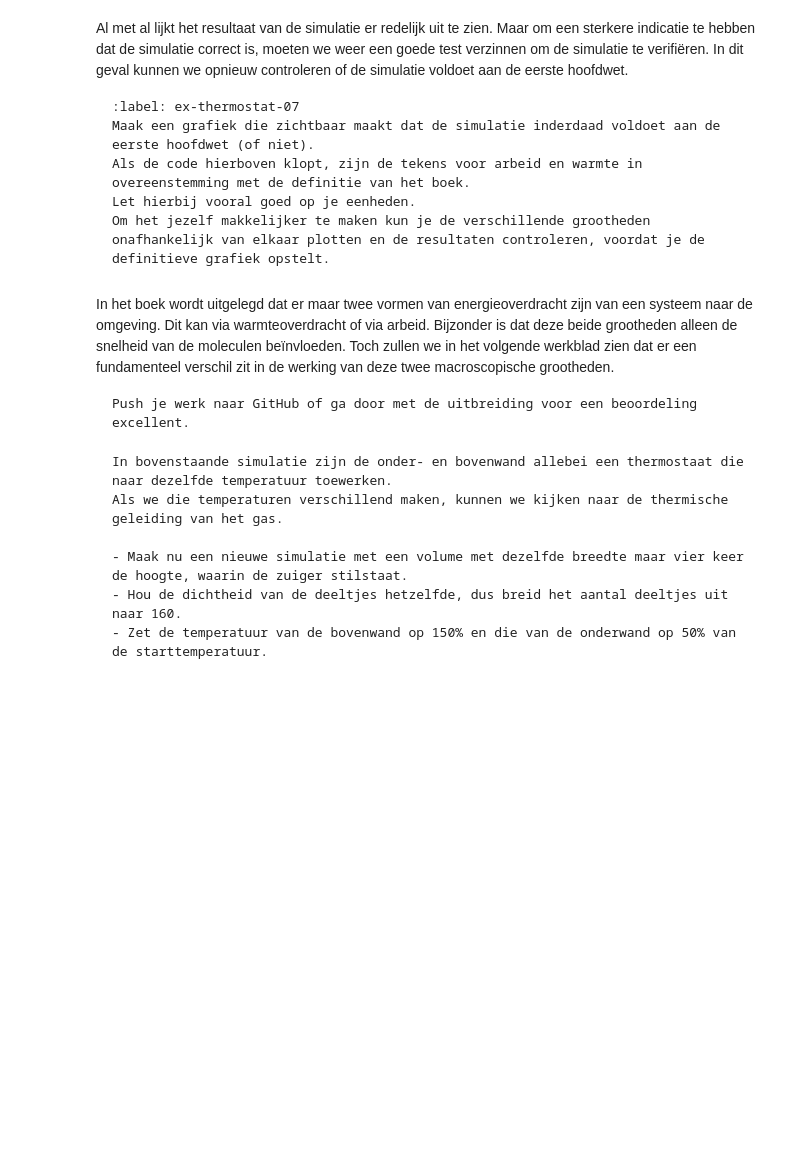
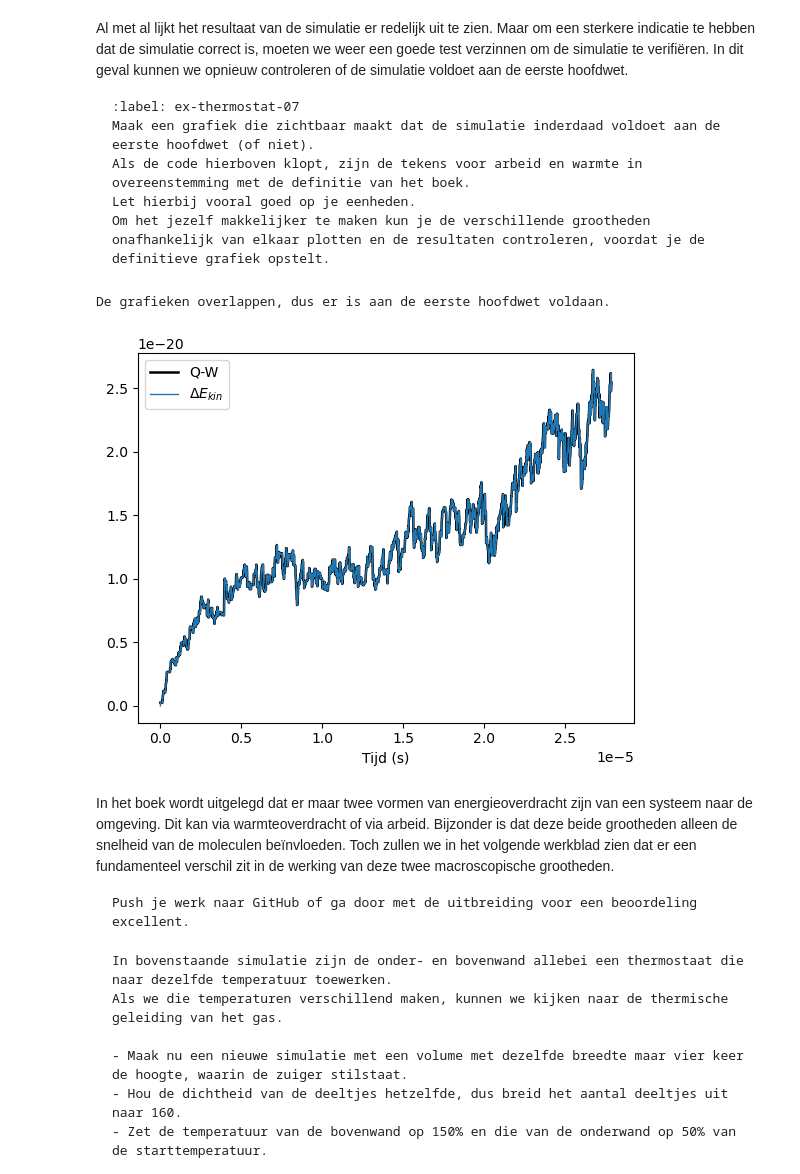
Before and after one commit to Eerkje/Annet-Erik, a Jupyter notebook: Content/PySim/8_thermostaat.ipynb, the cells around one changed output. Saved outputs shown, nothing was run; the diff lists cells and outputs as text; code cells hidden in the pictures; blank space fills up the shorter version.

````diff
--- a/Content/PySim/8_thermostaat.ipynb
+++ b/Content/PySim/8_thermostaat.ipynb
@@ -435,7 +440,20 @@ Let hierbij vooral goed op je eenheden.
 Om het jezelf makkelijker te maken kun je de verschillende grootheden onafhankelijk van elkaar plotten en de resultaten controleren, voordat je de definitieve grafiek opstelt.
 ```
 # %%
-#your code/answer
+#array voor tijd in seconden
+t = np.linspace(0,N_steps*factor_t,N_steps)
+
+#grafiek
+plt.figure()
+plt.xlabel('Tijd (s)')
+plt.plot(t,heats-works, label='Q-W', linewidth=1.8, color='black')
+plt.plot(t,(E_kin*m*factor_v**2)-(E_kin[0]*m*factor_v**2), label='$ΔE_{kin}$', linewidth=1)
+plt.legend()
+
+print('De grafieken overlappen, dus er is aan de eerste hoofdwet voldaan.')
+# %% [output]
+De grafieken overlappen, dus er is aan de eerste hoofdwet voldaan.
+[figure, added]
 # %% [markdown]
 In het boek wordt uitgelegd dat er maar twee vormen van energieoverdracht zijn van een systeem naar de omgeving. Dit kan via warmteoverdracht of via arbeid.
 Bijzonder is dat deze beide grootheden alleen de snelheid van de moleculen beïnvloeden.
````
Also changed, not shown: parts of 7 cells of this notebook, 1 other file.
